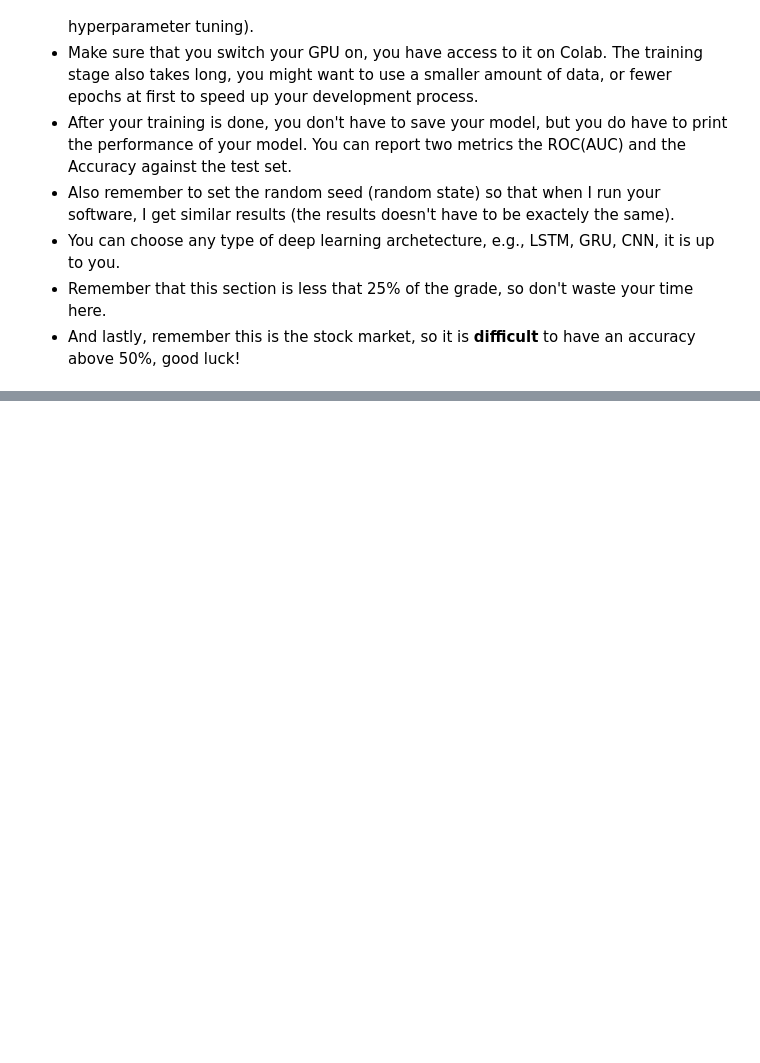
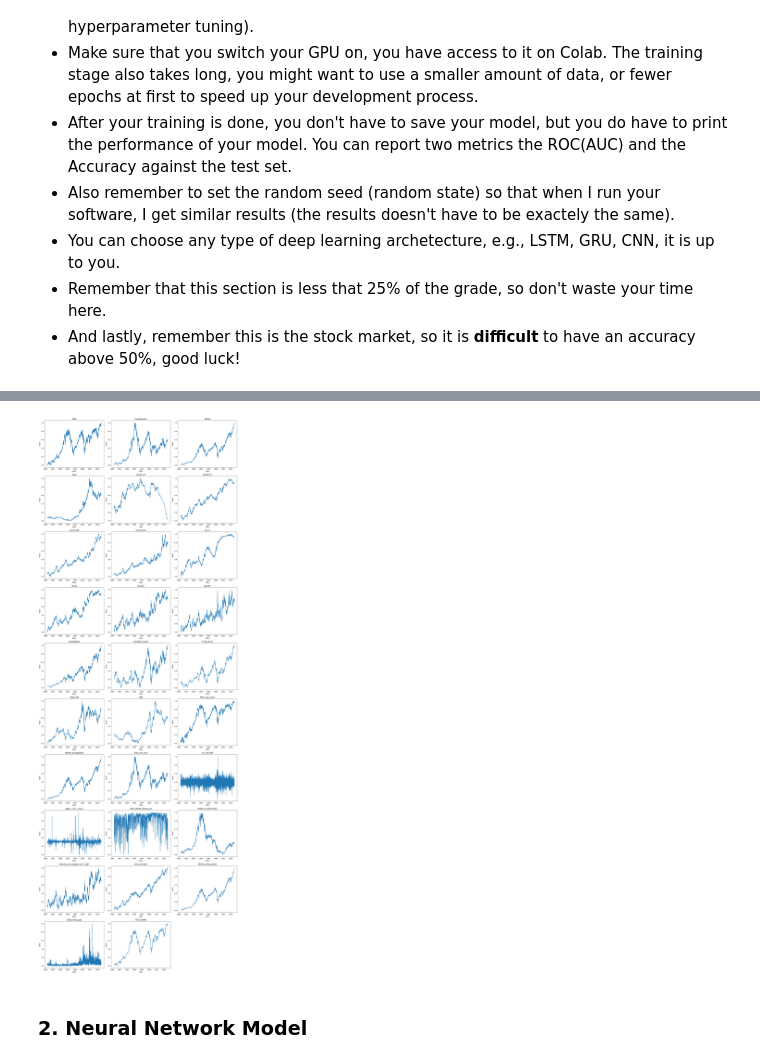
Before and after one commit to kevin-yiran-zhou/ML4Finance, a Jupyter notebook: Proj3_Feature_Engineering_+_DL_Model.ipynb, the cells around one changed output, grey strips where cells are left out. Saved outputs shown, nothing was run; the diff lists cells and outputs as text; code cells hidden in the pictures; blank space fills up the shorter version.

Commit message:
EDA+Preprocessing

```diff
--- a/Proj3_Feature_Engineering_+_DL_Model.ipynb
+++ b/Proj3_Feature_Engineering_+_DL_Model.ipynb
@@ -148,9 +159,7 @@ def gold_to_yield(df):
   # gold_returns = df["Gold"]
   ### This line has an error, it should be pct_change() instead of just the column ###
   gold_returns = df["Gold"].pct_change()
-  # df["gold_r__div__teny_r"] = gold_returns/teny_returns
-  ### Added replace function to avoid 0 in denominator ###
-  df["gold_r__div__teny_r"] = gold_returns.div(teny_returns.replace(0, np.nan))
+  df["gold_r__div__teny_r"] = gold_returns/teny_returns
   return df
 
 X_train = gold_to_yield(X_train)
@@ -358,0 +454,8 @@ X_train = vola(X_train); X_test = vola(X_test)
+# %%
+# Drop first 4 rows
+X_train = X_train.iloc[4:]
+X_test = X_test.iloc[4:]
+y_train = y_train.iloc[4:]
+y_test = y_test.iloc[4:]
+
+X_train.head()
@@ -358,0 +471,10 @@ X_train = vola(X_train); X_test = vola(X_test)
+# %%
+from sklearn.preprocessing import MinMaxScaler
+
+scaler = MinMaxScaler()
+X_train_scaled_array = scaler.fit_transform(X_train)
+X_test_scaled_array = scaler.transform(X_test)
+X_train_scaled = pd.DataFrame(X_train_scaled_array, index=X_train.index, columns=X_train.columns)
+X_test_scaled = pd.DataFrame(X_test_scaled_array, index=X_test.index, columns=X_test.columns)
+
+X_train_scaled.head()
@@ -358,0 +490,25 @@ X_train = vola(X_train); X_test = vola(X_test)
+# %%
+import matplotlib.pyplot as plt
+
+num_columns = len(X_train_scaled.columns)
+num_rows = (num_columns + 2) // 3
+
+fig, axes = plt.subplots(nrows=num_rows, ncols=3, figsize=(18, num_rows * 5))
+axes = axes.flatten()
+
+for i, column in enumerate(X_train_scaled.columns):
+    ax = axes[i]
+    ax.plot(X_train_scaled.index, X_train_scaled[column])
+    ax.set_title(column)
+    ax.set_xlabel('Date')
+    ax.set_ylabel('Value')
+
+for j in range(i + 1, len(axes)):
+    axes[j].set_visible(False)  # Hide unused axes
+
+plt.tight_layout()
+plt.show()
+# %% [output]
+[figure, added]
+# %% [markdown]
+### 2. Neural Network Model
```
Also changed, not shown: parts of 17 cells of this notebook.
